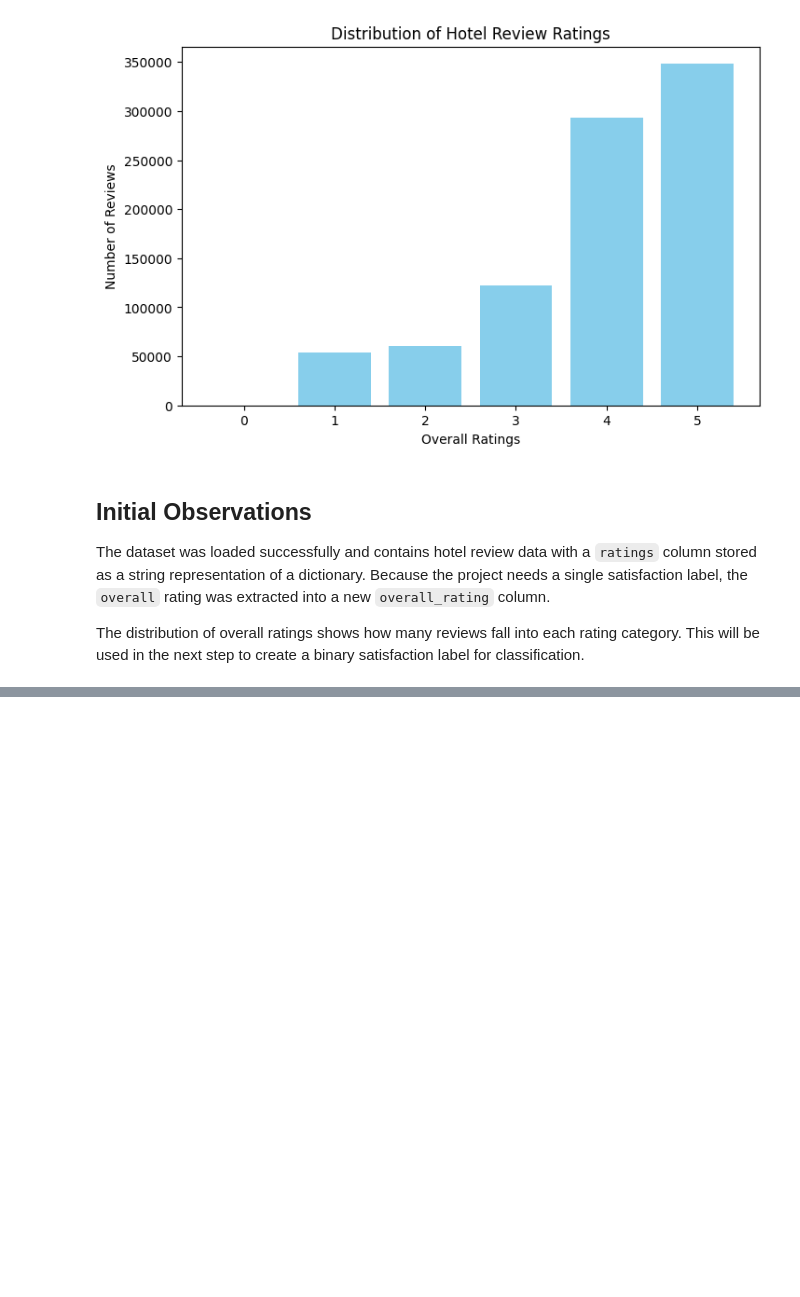
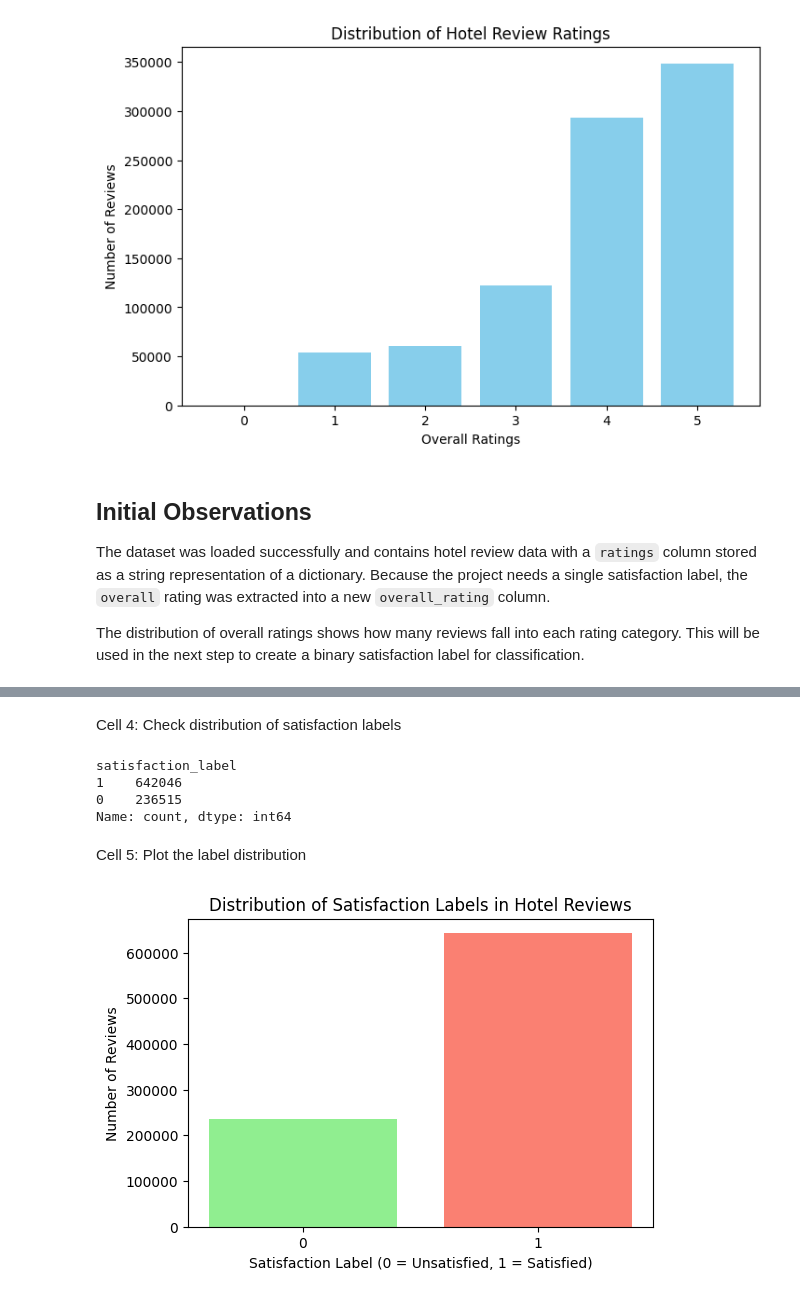
Before and after one commit to ElijahAmir08/Active-Learning-Review-Satisfication, a Jupyter notebook: notebooks/review_satisfaction_analysis.ipynb, the cells around one changed output, grey strips where cells are left out. Cells and saved outputs as stored; diff of their text form; code cells hidden in the pictures; blank space fills up the shorter version.

Commit message:
Clean reviews and create satisfaction labels

```diff
--- a/notebooks/review_satisfaction_analysis.ipynb
+++ b/notebooks/review_satisfaction_analysis.ipynb
@@ -195,0 +200,6 @@ The distribution of overall ratings shows how many reviews fall into each rating
+# %%
+text_column = "text"
+rating_column = "overall_rating"
+
+# Check for any null values in the text and rating columns
+print(reviews_df[[text_column, rating_column]].isnull().sum())
@@ -195,0 +212,7 @@ The distribution of overall ratings shows how many reviews fall into each rating
+# %%
+# Create a copy to clean
+clean_reviews_df = reviews_df.copy()
+# Keep only rows text and overall_rating
+clean_reviews_df = clean_reviews_df.dropna(subset=[text_column, rating_column])
+# Check the shape after dropping nulls
+print(clean_reviews_df.shape)
@@ -195,0 +223,9 @@ The distribution of overall ratings shows how many reviews fall into each rating
+# %%
+# 1 = Satisfied review, 0 = Unsatisfied review
+clean_reviews_df["satisfaction_label"] = np.where(
+    clean_reviews_df["overall_rating"] >= 4,
+    1,
+    0
+)
+# Check first few rows
+clean_reviews_df[["overall_rating", "satisfaction_label"]].head()
@@ -195,0 +239,25 @@ The distribution of overall ratings shows how many reviews fall into each rating
+# %% [markdown]
+Cell 4: Check distribution of satisfaction labels
+# %%
+label_counts = clean_reviews_df["satisfaction_label"].value_counts()
+
+label_counts.round(2)
+# %% [output]
+satisfaction_label
+1    642046
+0    236515
+Name: count, dtype: int64
+# %% [markdown]
+Cell 5: Plot the label distribution
+# %%
+label_counts.sort_index()
+
+plt.figure(figsize=(6, 4))
+plt.bar(label_counts.index, label_counts.values, color=["salmon", "lightgreen"])
+plt.xlabel("Satisfaction Label (0 = Unsatisfied, 1 = Satisfied)")
+plt.ylabel("Number of Reviews")
+plt.title("Distribution of Satisfaction Labels in Hotel Reviews")
+plt.xticks(label_counts.index)
+plt.show()
+# %% [output]
+[figure, added]
```
Also changed, not shown: parts of 14 cells of this notebook.
